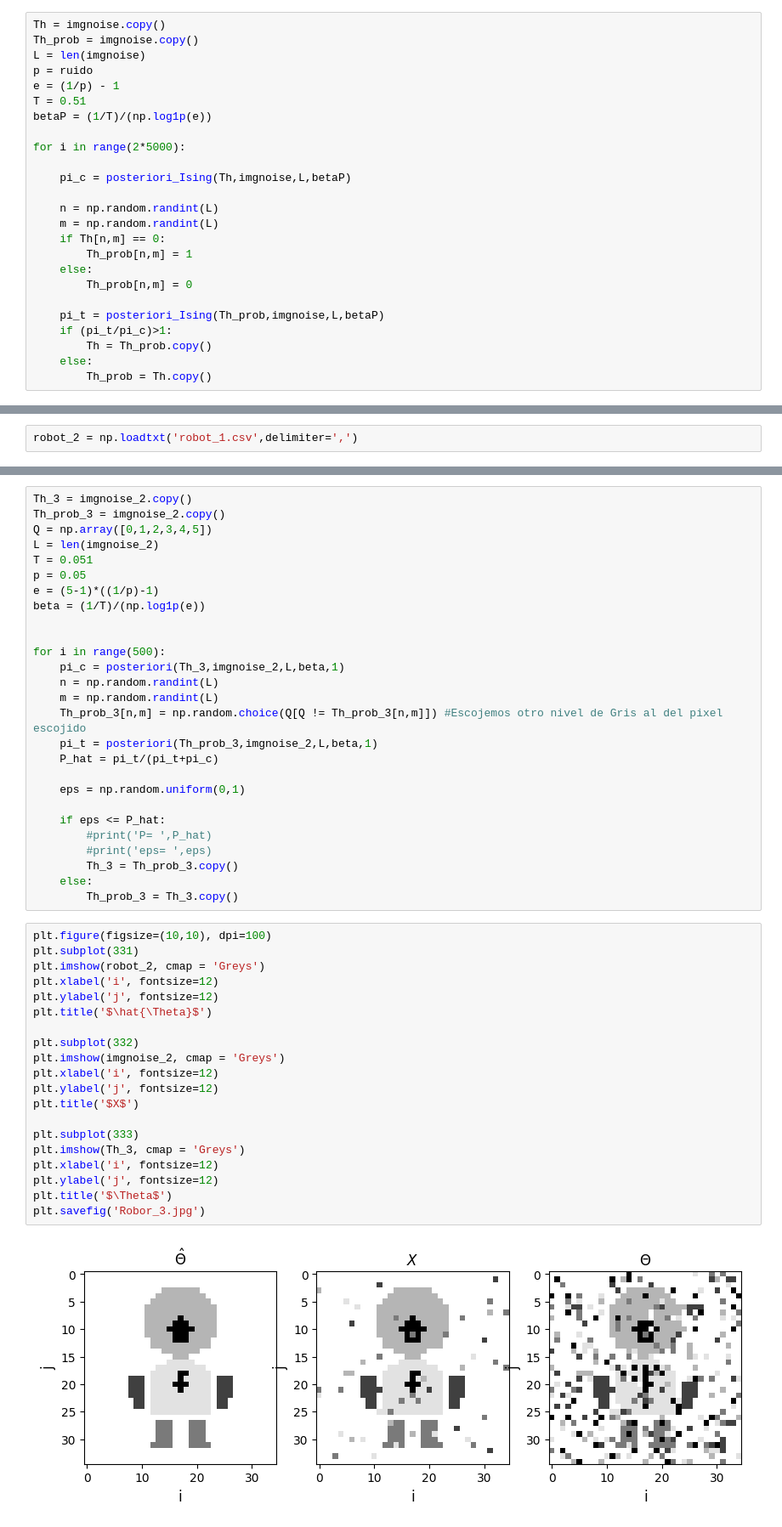
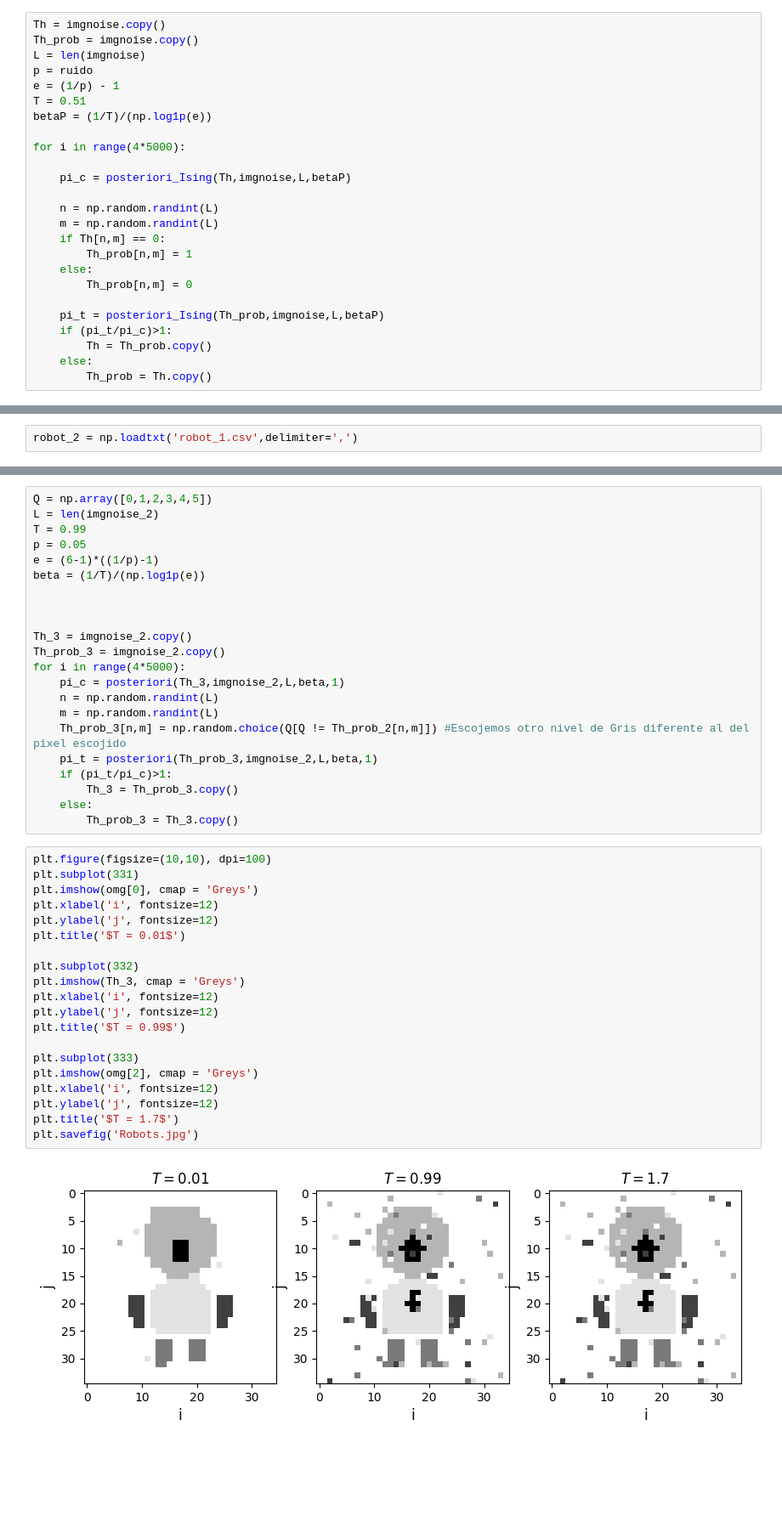
Before and after one commit to DCIDA2019/da2019-Oscar2401, a Jupyter notebook: Proyecto_2/Proyecto_2.ipynb, the cells around one changed output, grey strips where cells are left out. Shown: that part at 85% size. Saved outputs shown, nothing was run; the diff lists cells and outputs as text; blank space fills up the shorter version.

```diff
--- a/Proyecto_2/Proyecto_2.ipynb
+++ b/Proyecto_2/Proyecto_2.ipynb
@@ -161,7 +165,7 @@ e = (1/p) - 1
 T = 0.51
 betaP = (1/T)/(np.log1p(e))
 
-for i in range(2*5000):
+for i in range(4*5000):
 
     pi_c = posteriori_Ising(Th,imgnoise,L,betaP)
 
@@ -275,49 +294,44 @@ plt.savefig('Robor_2.jpg')
 # %%
-Th_3 = imgnoise_2.copy()
-Th_prob_3 = imgnoise_2.copy()
 Q = np.array([0,1,2,3,4,5])
 L = len(imgnoise_2)
-T = 0.051
+T = 0.99
 p = 0.05
-e = (5-1)*((1/p)-1)
+e = (6-1)*((1/p)-1)
 beta = (1/T)/(np.log1p(e))
 
 
-for i in range(500):
+
+Th_3 = imgnoise_2.copy()
+Th_prob_3 = imgnoise_2.copy()
+for i in range(4*5000):
     pi_c = posteriori(Th_3,imgnoise_2,L,beta,1)
     n = np.random.randint(L)
     m = np.random.randint(L)
-    Th_prob_3[n,m] = np.random.choice(Q[Q != Th_prob_3[n,m]]) #Escojemos otro nivel de Gris al del pixel escojido
+    Th_prob_3[n,m] = np.random.choice(Q[Q != Th_prob_2[n,m]]) #Escojemos otro nivel de Gris diferente al del pixel escojido
     pi_t = posteriori(Th_prob_3,imgnoise_2,L,beta,1)
-    P_hat = pi_t/(pi_t+pi_c)
-
-    eps = np.random.uniform(0,1)
-
-    if eps <= P_hat:
-        #print('P= ',P_hat)
-        #print('eps= ',eps)
+    if (pi_t/pi_c)>1:
         Th_3 = Th_prob_3.copy()
     else:
         Th_prob_3 = Th_3.copy()
 # %%
 plt.figure(figsize=(10,10), dpi=100)
 plt.subplot(331)
-plt.imshow(robot_2, cmap = 'Greys')
+plt.imshow(omg[0], cmap = 'Greys')
 plt.xlabel('i', fontsize=12)
 plt.ylabel('j', fontsize=12)
-plt.title('$\hat{\Theta}$')
+plt.title('$T = 0.01$')
 
 plt.subplot(332)
-plt.imshow(imgnoise_2, cmap = 'Greys')
-plt.xlabel('i', fontsize=12)
-plt.ylabel('j', fontsize=12)
-plt.title('$X$')
-
-plt.subplot(333)
 plt.imshow(Th_3, cmap = 'Greys')
 plt.xlabel('i', fontsize=12)
 plt.ylabel('j', fontsize=12)
-plt.title('$\Theta$')
-plt.savefig('Robor_3.jpg')
+plt.title('$T = 0.99$')
+
+plt.subplot(333)
+plt.imshow(omg[2], cmap = 'Greys')
+plt.xlabel('i', fontsize=12)
+plt.ylabel('j', fontsize=12)
+plt.title('$T = 1.7$')
+plt.savefig('Robots.jpg')
 # %% [output]
-[figure, old version]
+[figure, new version]
```
Also changed, not shown: parts of 9 cells of this notebook, 1 other file.
